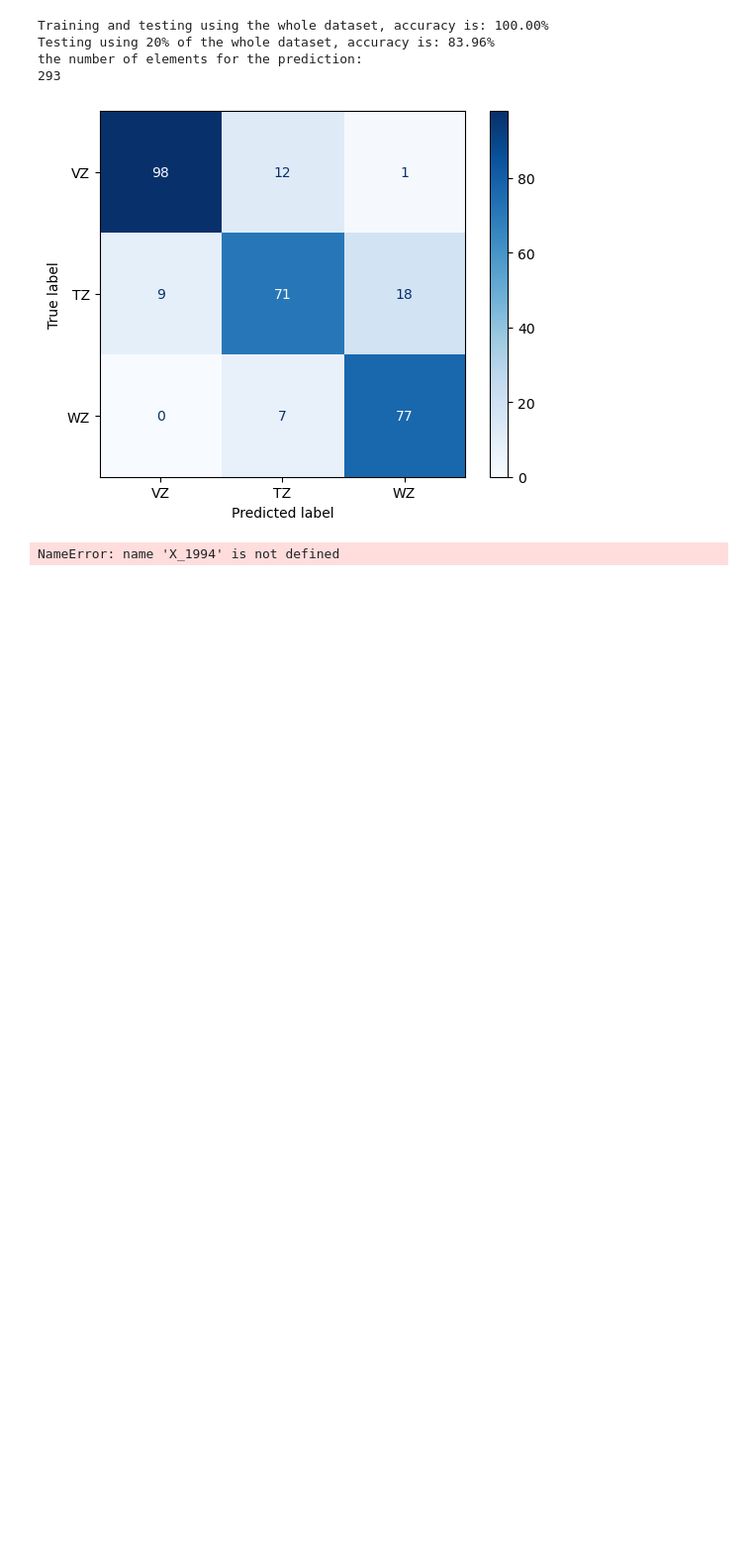
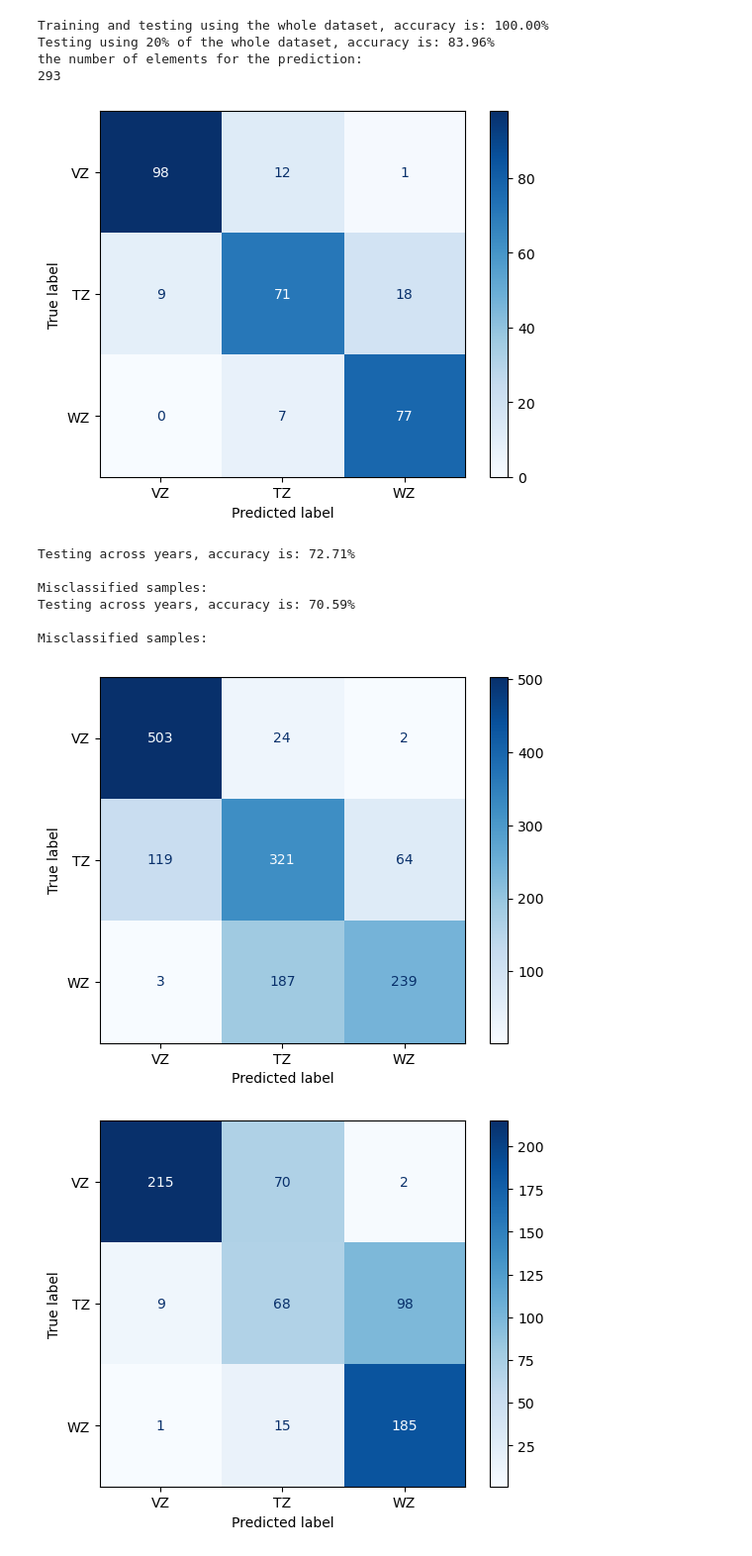
Before and after one commit to Malone-Disturbance-Ecology-Lab/ENP_WZ_Mapping, a Jupyter notebook: Remote_Sensing/04_Temporal_Transfer_for_GE_years_and_Verification.ipynb, the cells around one changed output. Shown at 99% size. Saved outputs shown, nothing was run; the diff lists cells and outputs as text; code cells hidden in the pictures; blank space fills up the shorter version.

```diff
--- a/Remote_Sensing/04_Temporal_Transfer_for_GE_years_and_Verification.ipynb
+++ b/Remote_Sensing/04_Temporal_Transfer_for_GE_years_and_Verification.ipynb
@@ -365,6 +367,15 @@ the number of elements for the prediction:
 293
 [figure]
 # %%
-miscoord, mispred, mistrue = model_across_years(X_1985, y_1985, X_1994, y_1994, coord_1994)
+#miscoord, mispred, mistrue = model_across_years(X_1985, y_1985, X_1994, y_1994, coord_1994)
+miscoord, mispred, mistrue = model_across_years(X_2013, y_2013, X_2018, y_2018, coord_2018)
+miscoord, mispred, mistrue = model_across_years(X_2018, y_2018, X_2013, y_2013, coord_2013)
 # %% [output]
-NameError: name 'X_1994' is not defined
+Testing across years, accuracy is: 72.71%
+
+Misclassified samples:
+Testing across years, accuracy is: 70.59%
+
+Misclassified samples:
+[figure, added]
+[figure, added]
```
Also changed, not shown: parts of 3 cells of this notebook, 17 other files.
